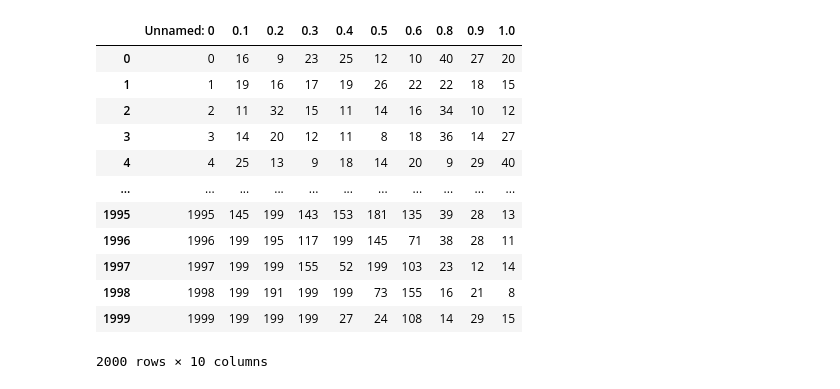
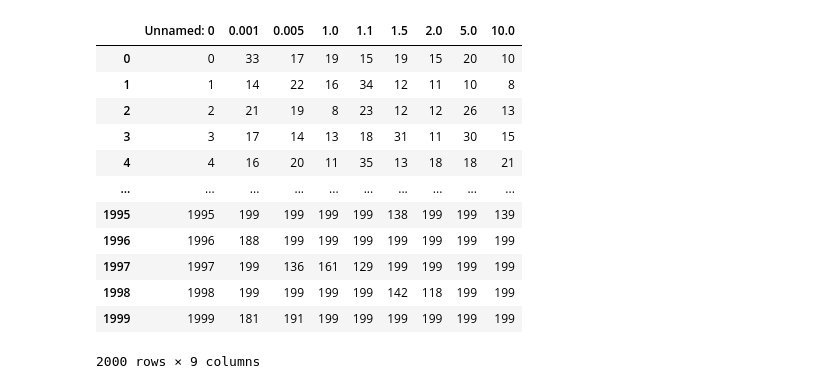
Before and after one commit to bhargavCSSE/Spiking-Neural-Network, a Jupyter notebook: REINFORCE/plotter.ipynb, the cells around one changed output. Saved outputs shown, nothing was run; the diff lists cells and outputs as text; code cells hidden in the pictures.

Commit message:
step size

```diff
--- a/REINFORCE/plotter.ipynb
+++ b/REINFORCE/plotter.ipynb
@@ -9,20 +9,20 @@ output_notebook()
 Loading BokehJS ...
 [interactive output not drawn]
 # %%
-d = pd.read_csv("E_test_cartpole.csv")
+d = pd.read_csv("fixed_step_test_cartpole.csv")
 d
 # %% [output]
-|  | Unnamed: 0 | 0.1 | 0.2 | 0.3 | 0.4 | 0.5 | 0.6 | 0.8 | 0.9 | 1.0 |
-| 0 | 0 | 16 | 9 | 23 | 25 | 12 | 10 | 40 | 27 | 20 |
-| 1 | 1 | 19 | 16 | 17 | 19 | 26 | 22 | 22 | 18 | 15 |
-| 2 | 2 | 11 | 32 | 15 | 11 | 14 | 16 | 34 | 10 | 12 |
-| 3 | 3 | 14 | 20 | 12 | 11 | 8 | 18 | 36 | 14 | 27 |
-| 4 | 4 | 25 | 13 | 9 | 18 | 14 | 20 | 9 | 29 | 40 |
-| ... | ... | ... | ... | ... | ... | ... | ... | ... | ... | ... |
-| 1995 | 1995 | 145 | 199 | 143 | 153 | 181 | 135 | 39 | 28 | 13 |
-| 1996 | 1996 | 199 | 195 | 117 | 199 | 145 | 71 | 38 | 28 | 11 |
-| 1997 | 1997 | 199 | 199 | 155 | 52 | 199 | 103 | 23 | 12 | 14 |
-| 1998 | 1998 | 199 | 191 | 199 | 199 | 73 | 155 | 16 | 21 | 8 |
-| 1999 | 1999 | 199 | 199 | 199 | 27 | 24 | 108 | 14 | 29 | 15 |
+|  | Unnamed: 0 | 0.001 | 0.005 | 1.0 | 1.1 | 1.5 | 2.0 | 5.0 | 10.0 |
+| 0 | 0 | 33 | 17 | 19 | 15 | 19 | 15 | 20 | 10 |
+| 1 | 1 | 14 | 22 | 16 | 34 | 12 | 11 | 10 | 8 |
+| 2 | 2 | 21 | 19 | 8 | 23 | 12 | 12 | 26 | 13 |
+| 3 | 3 | 17 | 14 | 13 | 18 | 31 | 11 | 30 | 15 |
+| 4 | 4 | 16 | 20 | 11 | 35 | 13 | 18 | 18 | 21 |
+| ... | ... | ... | ... | ... | ... | ... | ... | ... | ... |
+| 1995 | 1995 | 199 | 199 | 199 | 199 | 138 | 199 | 199 | 139 |
+| 1996 | 1996 | 188 | 199 | 199 | 199 | 199 | 199 | 199 | 199 |
+| 1997 | 1997 | 199 | 136 | 161 | 129 | 199 | 199 | 199 | 199 |
+| 1998 | 1998 | 199 | 199 | 199 | 199 | 142 | 118 | 199 | 199 |
+| 1999 | 1999 | 181 | 191 | 199 | 199 | 199 | 199 | 199 | 199 |
-2000 rows × 10 columns
+2000 rows × 9 columns
 # %%
```
Also changed, not shown: parts of 1 cell of this notebook, 10 other files.
